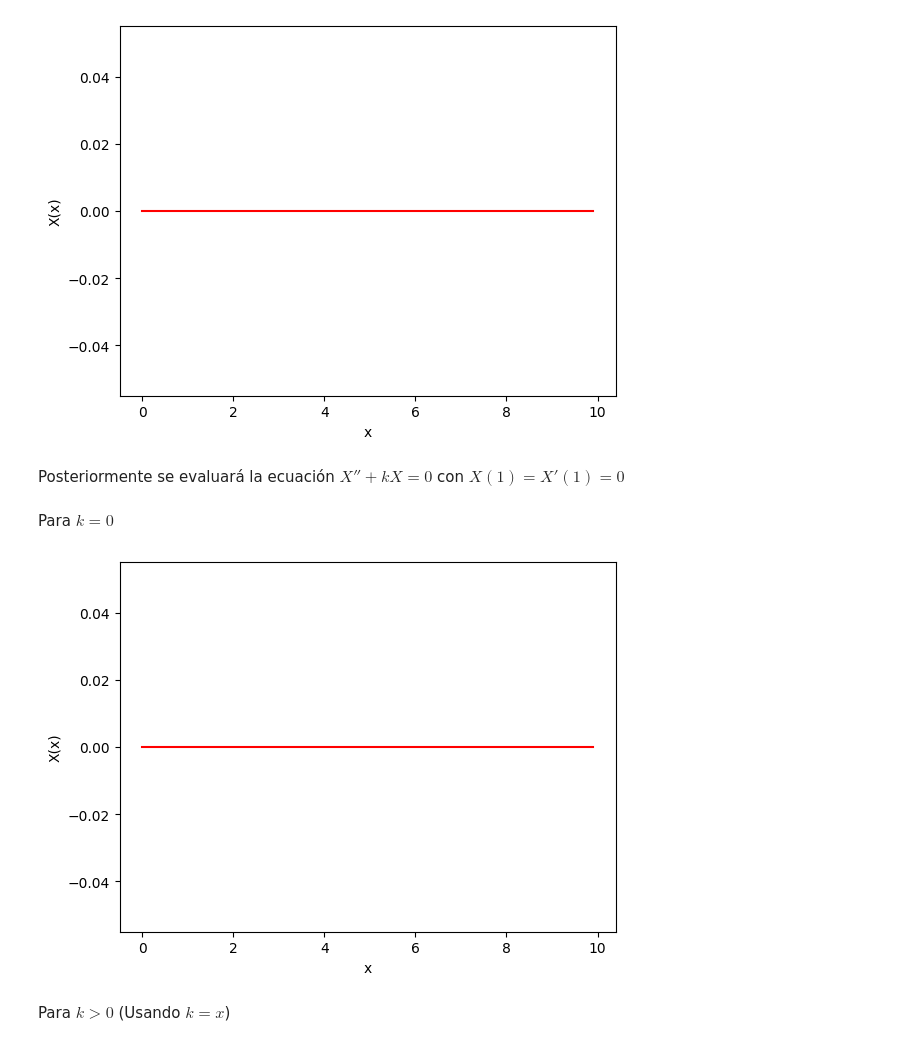
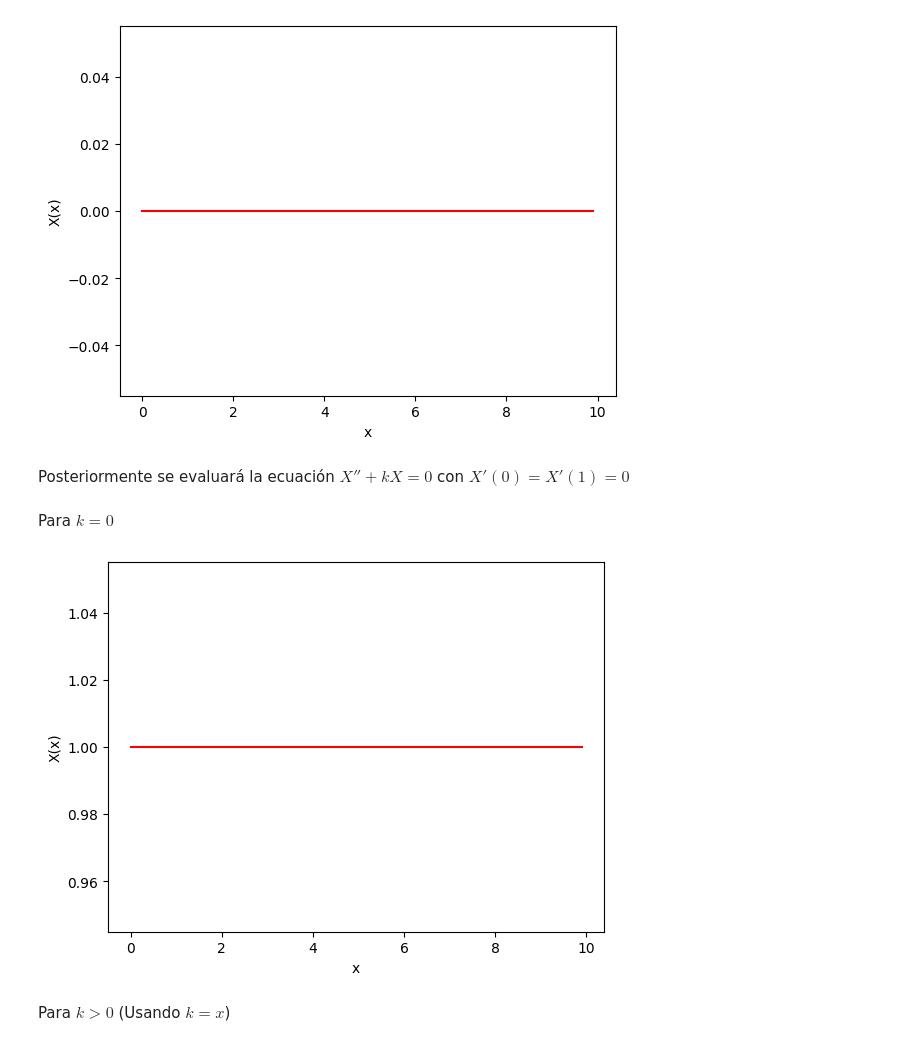
Before and after one commit to Mauricio-Fragoso-Mendoza/Ecuaciones-Diferenciales-Parciales-I, a Jupyter notebook: Ejercicios_de_EDO_con_Sympy.ipynb, the cells around one changed output. Drawn from its saved outputs; the diff is of its cells as text; code cells hidden in the pictures.

```diff
--- a/Ejercicios_de_EDO_con_Sympy.ipynb
+++ b/Ejercicios_de_EDO_con_Sympy.ipynb
@@ -96,36 +96,34 @@ plt.show()
 # %% [output]
 [figure]
 # %% [markdown]
-Posteriormente se evaluará la ecuación $X''+kX=0$ con $X(1)=X'(1)=0$
+Posteriormente se evaluará la ecuación $X''+kX=0$ con $X'(0)=X'(1)=0$
 # %% [markdown]
 Para $k=0$
 # %%
 from sympy import *
 import sympy as sp
 import numpy as np
 import matplotlib as mpl
 import matplotlib.pyplot as plt
 
 x=sp.symbols('x')
 X=sp.Function('X')
 ode21=sp.Eq(sp.Derivative(X(x),x,x),0)
 
 sol21 = sp.dsolve(ode21,X(x))
 
-const=sp.solve([sol21.rhs.subs(x,1)-0, sol21.rhs.diff(x,1).subs(x,1)-0])
-C14, C24 = sp.symbols('C14,C24')
-sol21=sol21.subs(const)
+sol21 = sol21.subs({sp.symbols('C1'): 1, sp.symbols('C2'): 0})
 
 func4 = sp.lambdify(x,sol21.rhs,'numpy')
 xx = np.arange(0,10,.1)
 yy21 = func4(xx) * np.ones_like(xx)
 
 plt.plot(xx,yy21,'r')
 plt.xlabel('x')
 plt.ylabel('X(x)')
 plt.show()
 # %% [output]
-[figure, old version]
+[figure, new version]
 # %% [markdown]
 Para $k > 0$ (Usando $k = x$)
 # %%
```
Also changed, not shown: parts of 6 cells of this notebook.
